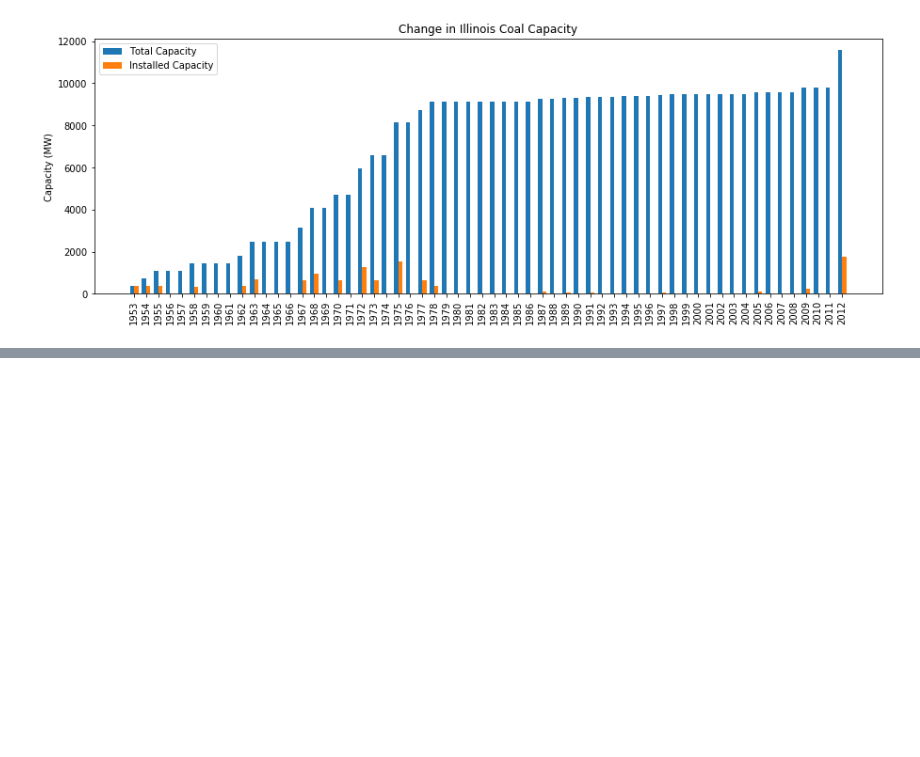
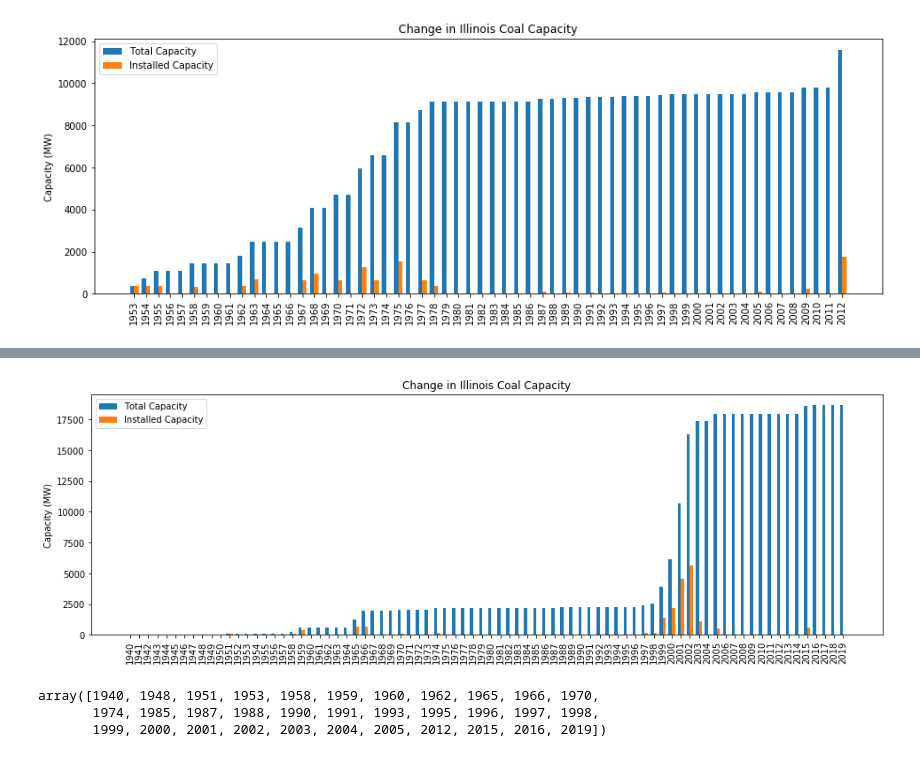
Before and after one commit to arfc/2021-04-nm-illinois, a Jupyter notebook: data/fossil_fuel_illinois.ipynb, the cells around one changed output, grey strips where cells are left out. Drawn from its saved outputs; the diff is of its cells as text; code cells hidden in the pictures; blank space fills up the shorter version.

Commit message:
adds natural gas capacities to the bau_illinois db

```diff
--- a/data/fossil_fuel_illinois.ipynb
+++ b/data/fossil_fuel_illinois.ipynb
@@ -129,0 +132,4 @@ plt.show()
+# %%
+natgas = "Natural Gas"
+ng_techs = [val for val in techs if natgas in val]
+ng_techs
@@ -129,0 +146,11 @@ plt.show()
+# %%
+ng_mask = ((illinois_plants['Technology'] == ng_techs[0]) |
+           (illinois_plants['Technology'] == ng_techs[1]) |
+           (illinois_plants['Technology'] == ng_techs[3]) |
+           (illinois_plants['Technology'] == ng_techs[3])
+           )
+# %%
+natgas_df = illinois_plants[ng_mask]
+columns = ['Plant Name', 'Nameplate Capacity (MW)', 'Operating Year','Status']
+sorted_natgas_df = natgas_df[columns].sort_values(by=['Operating Year'])
+sorted_natgas_df
@@ -129,0 +175,8 @@ plt.show()
+# %%
+capacity = np.array(sorted_natgas_df['Nameplate Capacity (MW)'])
+years = np.array(sorted_natgas_df['Operating Year'])
+
+simple_df = pd.DataFrame({'installed':capacity}, index=years)
+simple_df.index = pd.to_datetime(simple_df.index, format='%Y')
+simple_df = simple_df.resample('Y').sum()
+simple_df['capacity'] = simple_df['installed'].cumsum()
@@ -129,0 +201,20 @@ plt.show()
+# %%
+fig, ax = plt.subplots(figsize=(16,5))
+years = np.arange(1940,2020,1)
+width = 0.35
+rects1 = ax.bar(years - width/2, simple_df.capacity, width, label='Total Capacity')
+rects2 = ax.bar(years + width/2, simple_df.installed, width, label='Installed Capacity')
+ax.set_ylabel('Capacity (MW)')
+ax.set_title('Change in Illinois Coal Capacity')
+ax.set_xticks(years)
+plt.xticks(rotation='vertical')
+ax.legend()
+plt.show()
+# %% [output]
+[figure, added]
+# %%
+np.unique(np.array(natgas_df['Operating Year']))
+# %% [output]
+array([1940, 1948, 1951, 1953, 1958, 1959, 1960, 1962, 1965, 1966, 1970,
+       1974, 1985, 1987, 1988, 1990, 1991, 1993, 1995, 1996, 1997, 1998,
+       1999, 2000, 2001, 2002, 2003, 2004, 2005, 2012, 2015, 2016, 2019])
```
Also changed, not shown: parts of 7 cells of this notebook, 1 other file.
